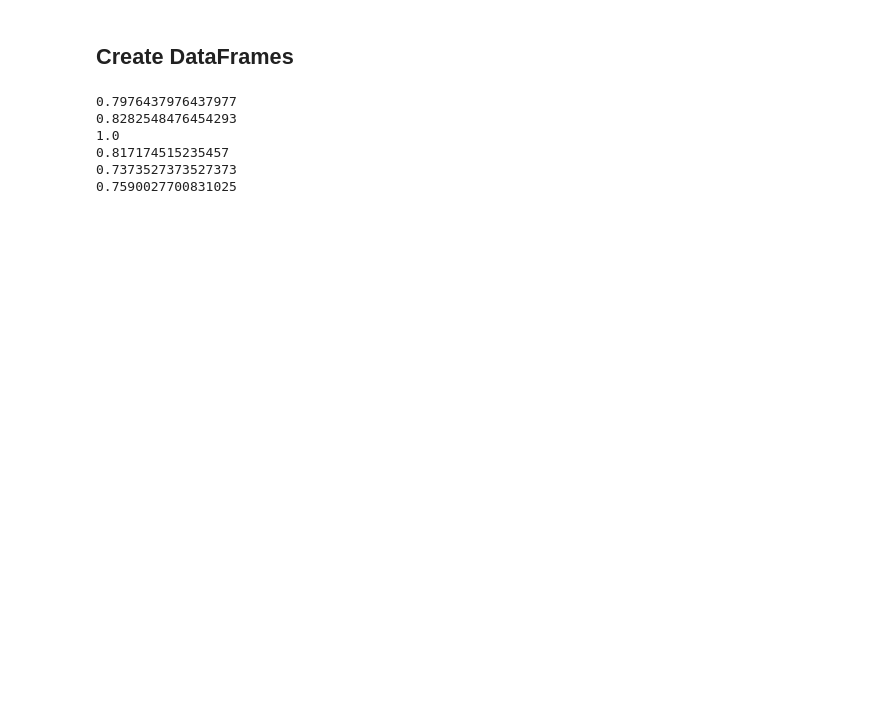
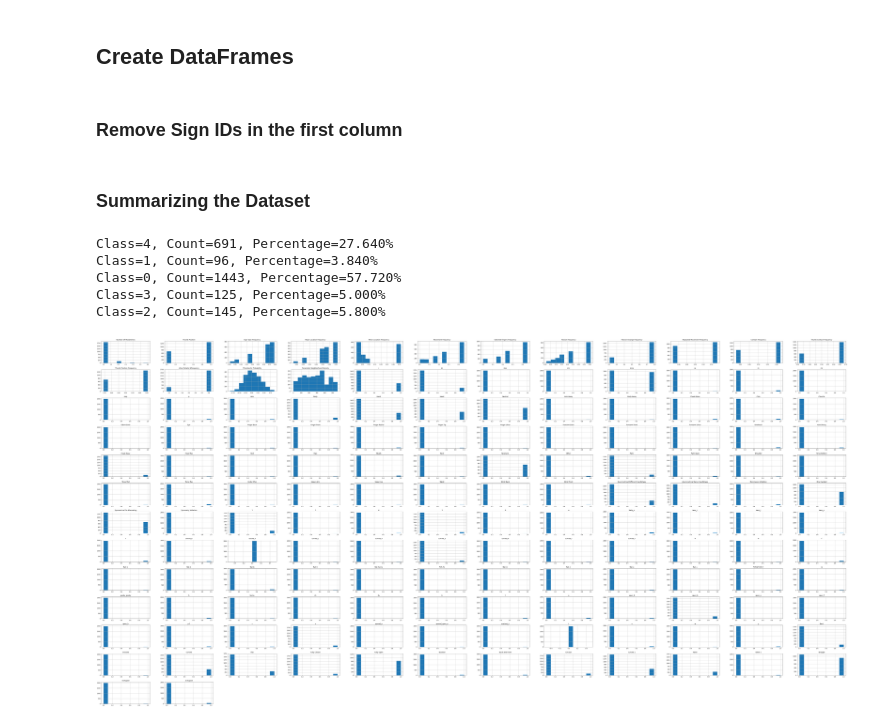
Before and after one commit to KyleRoss-rice/SignIconicityPredictor, a Jupyter notebook: models/classification_model.ipynb, the cells around one changed output. Cells and saved outputs as stored; diff of their text form; code cells hidden in the pictures; blank space fills up the shorter version.

```diff
--- a/models/classification_model.ipynb
+++ b/models/classification_model.ipynb
@@ -45,36 +64,43 @@ classification_y_te 100%[===================>]   8.84K  --.-KB/s    in 0s
 # %% [markdown]
 ## Create DataFrames
+# %%
+X_train = pd.read_csv("classification_X_train.csv")
+X_test = pd.read_csv("classification_X_test.csv")
+
+y_train = np.array(pd.read_csv("classification_y_train.csv")).reshape(-1).astype('int32')
+y_test = np.array(pd.read_csv("classification_y_test.csv")).reshape(-1).astype('int32')
+
+X_train_ID = X_train["ASL-Lex 2.0 ID"]    # saving IDs for plots
+X_test_ID = X_test["ASL-Lex 2.0 ID"]      # saving IDs for plots
+
+X=X_train.append(X_test)                  # compiling all signs for visualizing with TSNE
+y=np.hstack([y_train,y_test])             # compiling all signs for visualizing with TSNE
+# %% [markdown]
+### Remove Sign IDs in the first column
 # %%
-X_train = pd.read_csv("classification_X_train.csv")
-X_test = pd.read_csv("classification_X_test.csv")
-
-y_train = np.array(pd.read_csv("classification_y_train.csv")).reshape(-1).astype('int32')
-y_test = np.array(pd.read_csv("classification_y_test.csv")).reshape(-1).astype('int32')
-
 #Remove sign IDs in the first column
 X_train_ID = X_train.columns[0]
 X_test_ID = X_test.columns[0]
-X_train.drop(X_train.columns[0], axis=1, inplace=True)
+X_train.drop(X_train.columns[0], axis=1, inplace=True)    # Dropping the ID field since it will not be included in the training
 X_test.drop(X_test.columns[0], axis=1, inplace=True)
-X_train = sklearn.preprocessing.StandardScaler().fit_transform(X_train)
-X_test = sklearn.preprocessing.StandardScaler().fit_transform(X_test)
-# %%
-model = sklearn.svm.SVC().fit(X_train, y_train)
-print(model.score(X_train, y_train))
-print(model.score(X_test, y_test))
-
-
-model = sklearn.ensemble.RandomForestClassifier().fit(X_train, y_train)
-print(model.score(X_train, y_train))
-print(model.score(X_test, y_test))
-
-model = sklearn.ensemble.AdaBoostClassifier().fit(X_train, y_train)
-print(model.score(X_train, y_train))
-print(model.score(X_test, y_test))
-# %% [output]
-0.7976437976437977
-0.8282548476454293
-1.0
-0.817174515235457
-0.7373527373527373
-0.7590027700831025
+# %% [markdown]
+### Summarizing the Dataset
+# %%
+from collections import Counter
+target = pd.DataFrame(y).values[:,-1]
+counter = Counter(target)
+for k,v in counter.items():
+	per = v / len(target) * 100
+	print('Class=%d, Count=%d, Percentage=%.3f%%' % (k, v, per))
+# %% [output]
+Class=4, Count=691, Percentage=27.640%
+Class=1, Count=96, Percentage=3.840%
+Class=0, Count=1443, Percentage=57.720%
+Class=3, Count=125, Percentage=5.000%
+Class=2, Count=145, Percentage=5.800%
+# %%
+
+X_train.hist(figsize=(100,50))
+plt.show()
+# %% [output]
+[figure, added]
```
Also changed, not shown: parts of 84 cells of this notebook.
